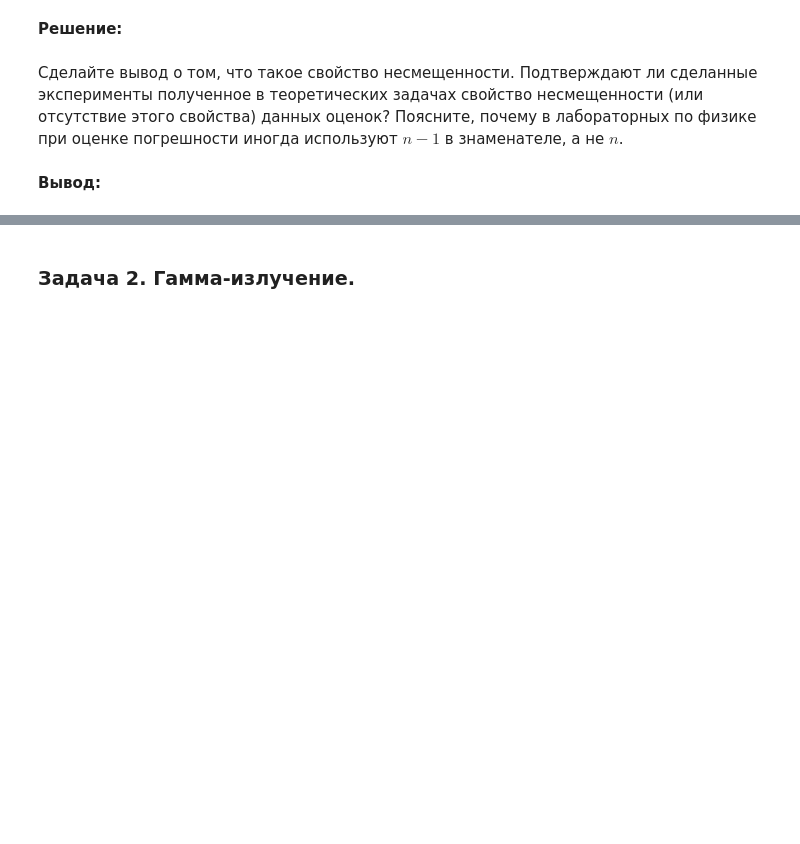
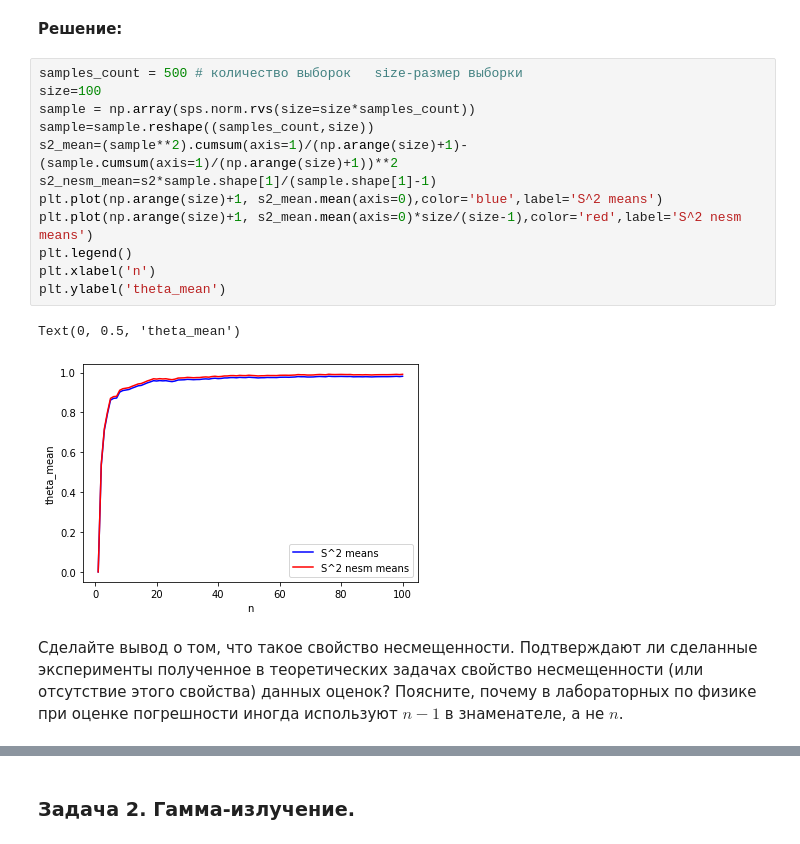
Before and after one commit to aaaaanton/yfhhnh, a Jupyter notebook: task3_2022.ipynb, the cells around one changed output, grey strips where cells are left out. Saved outputs shown, nothing was run; the diff lists cells and outputs as text; blank space fills up the shorter version.

```diff
--- a/task3_2022.ipynb
+++ b/task3_2022.ipynb
@@ -81,7 +114,20 @@ plt.legend()
 **2.** Изучим поведение среднего оценок из первого пункта при росте размера $n$ выборки. Постройте график зависимости $\overline{\theta}$ от $n$ для двух типов оценок. Для вычисления зависимости нужно один раз сгенерировать выборки из п. 1.1 достаточно большого размера и посчитать оценки по префиксам, используя функции из `numpy`. Использовать циклы, а так же функции, разворачивающиеся в цикл (например, `np.vectorize`), запрещено. Какие из оценок являются асимптотически несмещёнными, т.е. $\forall \theta \in \Theta\colon \mathsf{E}_\theta \widehat{\theta} \to \theta$ при $n\to +\infty$?
 # %% [markdown]
 **Решение:**
+# %%
+samples_count = 500 # количество выборок   size-размер выборки
+size=100
+sample = np.array(sps.norm.rvs(size=size*samples_count))
+sample=sample.reshape((samples_count,size))
+s2_mean=(sample**2).cumsum(axis=1)/(np.arange(size)+1)-(sample.cumsum(axis=1)/(np.arange(size)+1))**2
+s2_nesm_mean=s2*sample.shape[1]/(sample.shape[1]-1)
+plt.plot(np.arange(size)+1, s2_mean.mean(axis=0),color='blue',label='S^2 means')
+plt.plot(np.arange(size)+1, s2_mean.mean(axis=0)*size/(size-1),color='red',label='S^2 nesm means')
+plt.legend()
+plt.xlabel('n')
+plt.ylabel('theta_mean')
+# %% [output]
+Text(0, 0.5, 'theta_mean')
+[figure, added]
 # %% [markdown]
 Сделайте вывод о том, что такое свойство несмещенности. Подтверждают ли сделанные эксперименты полученное в теоретических задачах свойство несмещенности (или отсутствие этого свойства) данных оценок? Поясните, почему в лабораторных по физике при оценке погрешности иногда используют $n-1$ в знаменателе, а не $n$.
-# %% [markdown]
-**Вывод:**
```
Also changed, not shown: parts of 23 cells of this notebook.
